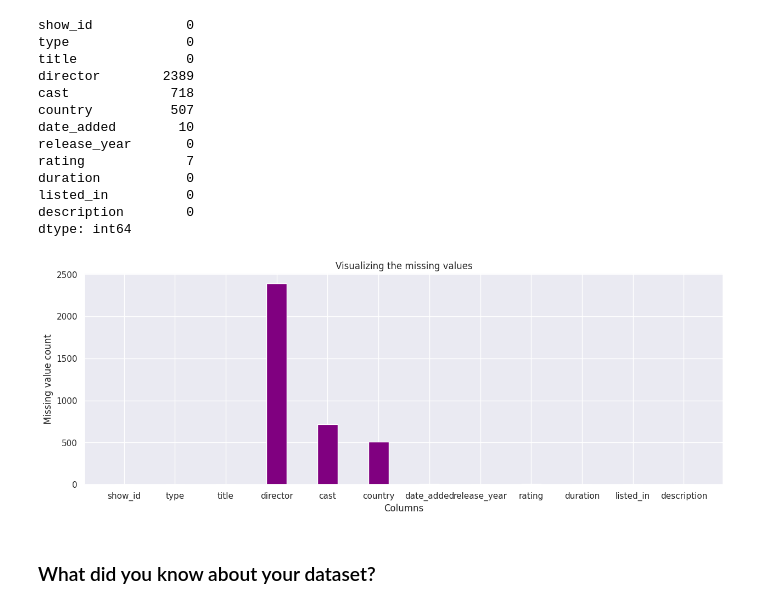
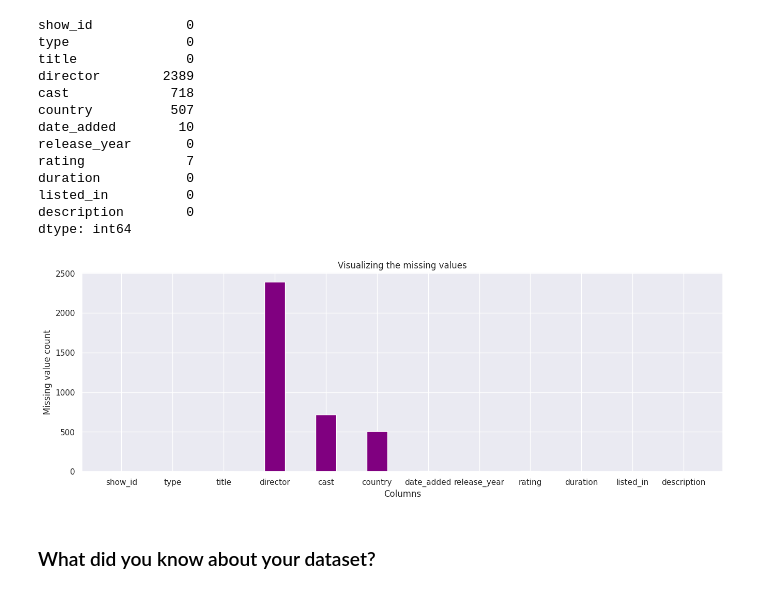
Before and after one commit to vedanttule134/Netflix-Movies-And-TV-Shows-Clustering, a Jupyter notebook: Netflix_Movies_And_TV_Shows_Clustering.ipynb, the cells around one changed output. Drawn from its saved outputs; the diff is of its cells as text; code cells hidden in the pictures.

```diff
--- a/Netflix_Movies_And_TV_Shows_Clustering.ipynb
+++ b/Netflix_Movies_And_TV_Shows_Clustering.ipynb
@@ -216,16 +214,16 @@ dtype: int64
 # %%
 # Visualizing the missing values
 courses = list(df.columns)
 values = list(df.isnull().sum())
-fig = plt.figure(figsize = (15, 5))
+fig = plt.figure(figsize = (16, 5))
 plt.bar(courses, values, color ='purple',
         width = 0.4)
 plt.xlabel("Columns")
 plt.ylabel("Missing value count")
 plt.title("Visualizing the missing values")
 plt.show()
 # %% [output]
-[figure, old version]
+[figure, new version]
 # %% [markdown]
 ### What did you know about your dataset?
 # %% [markdown]
```
Also changed, not shown: parts of 57 cells of this notebook.
